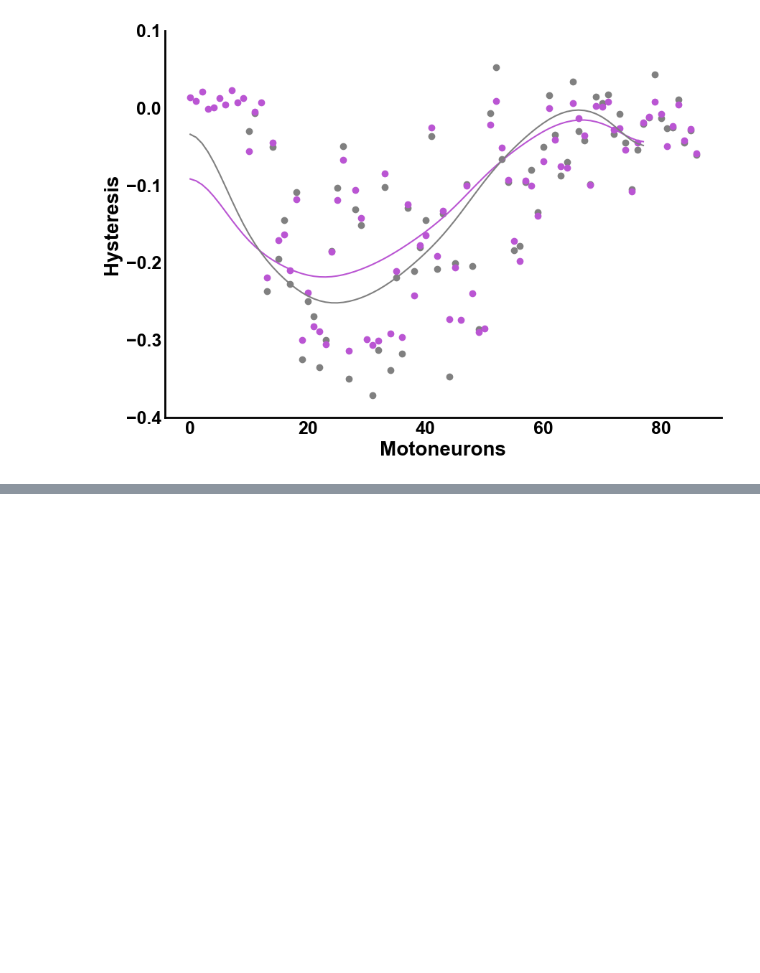
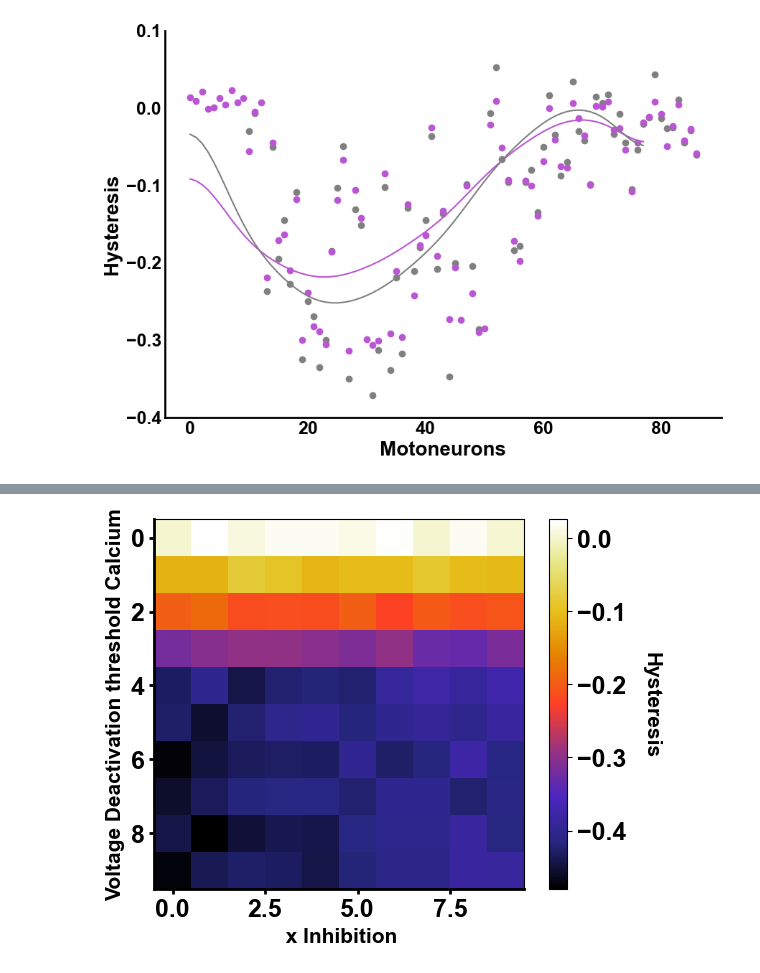
Before and after one commit to natmtc/flexible-motoneuron-control, a Jupyter notebook: Figures.ipynb, the cells around one changed output, grey strips where cells are left out. Drawn from its saved outputs; the diff is of its cells as text; code cells hidden in the pictures; blank space fills up the shorter version.

```diff
--- a/Figures.ipynb
+++ b/Figures.ipynb
@@ -359,32 +359,37 @@ plt.show()
 # %% [output]
 [figure]
 # %%
-file_path = "/Users/nmt121/Desktop/Repositories/Motoneuron_Model/Data_MN_Model/Data_final/Controller/TA_2635_no_change_inh/exc_TA_MN26_35.jld2"
+file_path = "/Users/nmt121/Desktop/Repositories/Motoneuron_Model/Data_MN_Model/Data_final/Controller/TA_1314_changeinh_withstartPIC_2loop/exc_TA_MN13_14_inh_PICstart.jld2"
 
 with h5py.File(file_path, 'r') as f:
-    exc = f['tr_new'][:]
+    exc1 = f['tr_new'][:]
 
 
-
-file_path = "/Users/nmt121/Desktop/Repositories/Motoneuron_Model/Data_MN_Model/Data_final/Controller/TA_2635_no_change_inh/force_TA_MN26_35.jld2"
+file_path = "/Users/nmt121/Desktop/Repositories/Motoneuron_Model/Data_MN_Model/Data_final/Controller/TA_1314_changeinh_withstartPIC_2loop/force_TA_MN13_14_inh_PICstart.jld2"
 
 with h5py.File(file_path, 'r') as f:
     force = f['force'][:]
 
 
-file_path = "/Users/nmt121/Desktop/Repositories/Motoneuron_Model/Data_MN_Model/Data_final/Controller/TA_2635_no_change_inh/inh_TA_MN26_35.jld2"
+file_path = "Data_MN_Model/Data_final/Controller/TA_1314_changeinh_withstartPIC_2loop/inh_TA_MN13_14_inh_PICstart.jld2"
 
 with h5py.File(file_path, 'r') as f:
     inh = f['inh_input'][:]
 
 
-file_path = "Data_MN_Model/Data_final/Controller/TA_2635_no_change_inh/originaltrajectory_TA_MN26_35.jld2"
+file_path = "Data_MN_Model/Data_final/Controller/TA_1314_changeinh_withstartPIC_2loop/originaltrajectory_TA_MN13_14_inh_PICstart"
 
 with h5py.File(file_path, 'r') as f:
     original = f['trajectory2_controlled'][:]
 
-file_path = "/Users/nmt121/Desktop/Repositories/Motoneuron_Model/Data_MN_Model/Data_final/Controller/TA_2635_no_change_inh/trajectory_controlled_TA_MN26_35.jld2"
+file_path = "Data_MN_Model/Data_final/Controller/TA_1314_changeinh_withstartPIC_2loop/trajectory_controlled_TA_MN13_14_inh_PICstart.jld2"
 
 with h5py.File(file_path, 'r') as f:
     new = f['trajectory2_controlled'][:]
+
+
+file_path = "/Users/nmt121/Desktop/Repositories/Motoneuron_Model/Data_MN_Model/Data_final/Controller/TA_1314_changeinh_withstartPIC_2loop/force_derivative.jld2"
+
+with h5py.File(file_path, 'r') as f:
+    force_derivative = f['force_derivative'][:]
 # %%
@@ -452,0 +468,56 @@ plt.show()
+# %%
+import matplotlib.pyplot as plt
+import h5py
+
+# Load the hysteresis data from the .jld2 file
+file_path = "/Users/nmt121/Desktop/Repositories/Motoneuron_Model/Data_MN_Model/Heatmap_values/hysteresis_heatmap1_balanced.jld2"
+with h5py.File(file_path, 'r') as f:
+    hyst = f['hysteresis_for_each_inh'][:].T
+
+# Set font to Arial and apply consistent styling
+plt.rcParams['font.family'] = 'Arial'
+
+# Create the heatmap plot with the CMRmap colormap
+plt.imshow(hyst, cmap='CMRmap')
+
+# Set the x and y labels with the same font size and weight as before
+plt.xlabel(" x Inhibition", fontsize=15, fontweight='bold')
+plt.ylabel("Voltage Deactivation threshold Calcium", fontsize=15, fontweight='bold')
+
+# Add a colorbar and customize its font size
+cbar = plt.colorbar()
+cbar.ax.tick_params(labelsize=18)
+
+# Set colorbar tick labels to bold
+for tick in cbar.ax.get_yticklabels():
+    tick.set_fontweight('bold')
+
+# Customize tick parameters (font size, width, color, and fontweight for bold numbers)
+plt.tick_params(axis='both', which='major', labelsize=18, width=2, labelcolor='black')
+
+# Manually set the fontweight of the tick labels to bold
+ax = plt.gca()  # Get current axis
+for tick in ax.get_xticklabels():
+    tick.set_fontweight('bold')
+for tick in ax.get_yticklabels():
+    tick.set_fontweight('bold')
+
+# Make axis spines thicker for consistency
+ax.spines['bottom'].set_linewidth(2)
+ax.spines['left'].set_linewidth(2)
+ax.tick_params(axis='both', which='both', length=0)
+
+# Disable grid to match previous plots
+plt.grid(False)
+
+# Display the plot
+cbar.set_label('Hysteresis', fontsize=15, fontweight='bold', fontname='Arial', rotation=270, labelpad=25)
+
+
+plt.savefig('/Users/nmt121/Desktop/figures/HeatmapMN1_balanced.png', dpi=300, bbox_inches='tight')
+
+
+# Display the plot
+plt.show()
+# %% [output]
+[figure, added]
```
Also changed, not shown: parts of 4 cells of this notebook, 5 other files.
